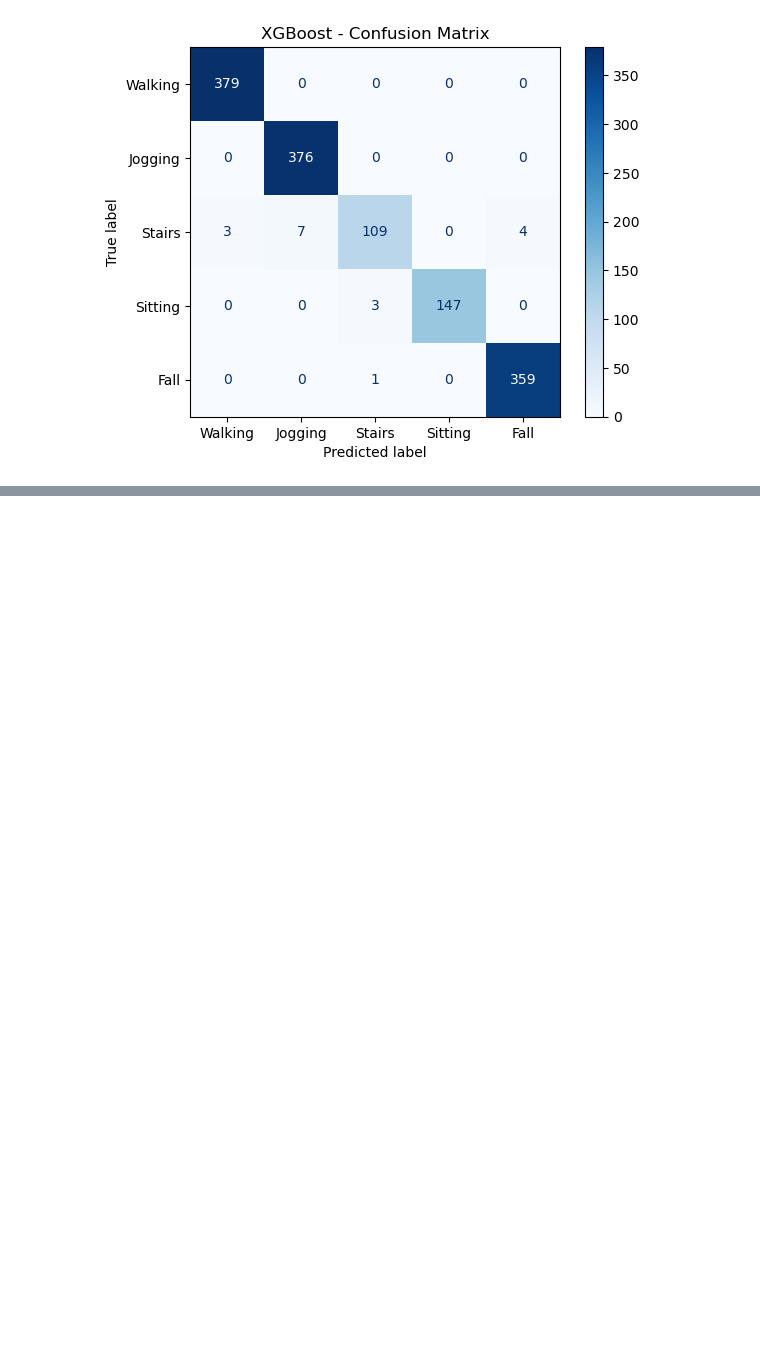
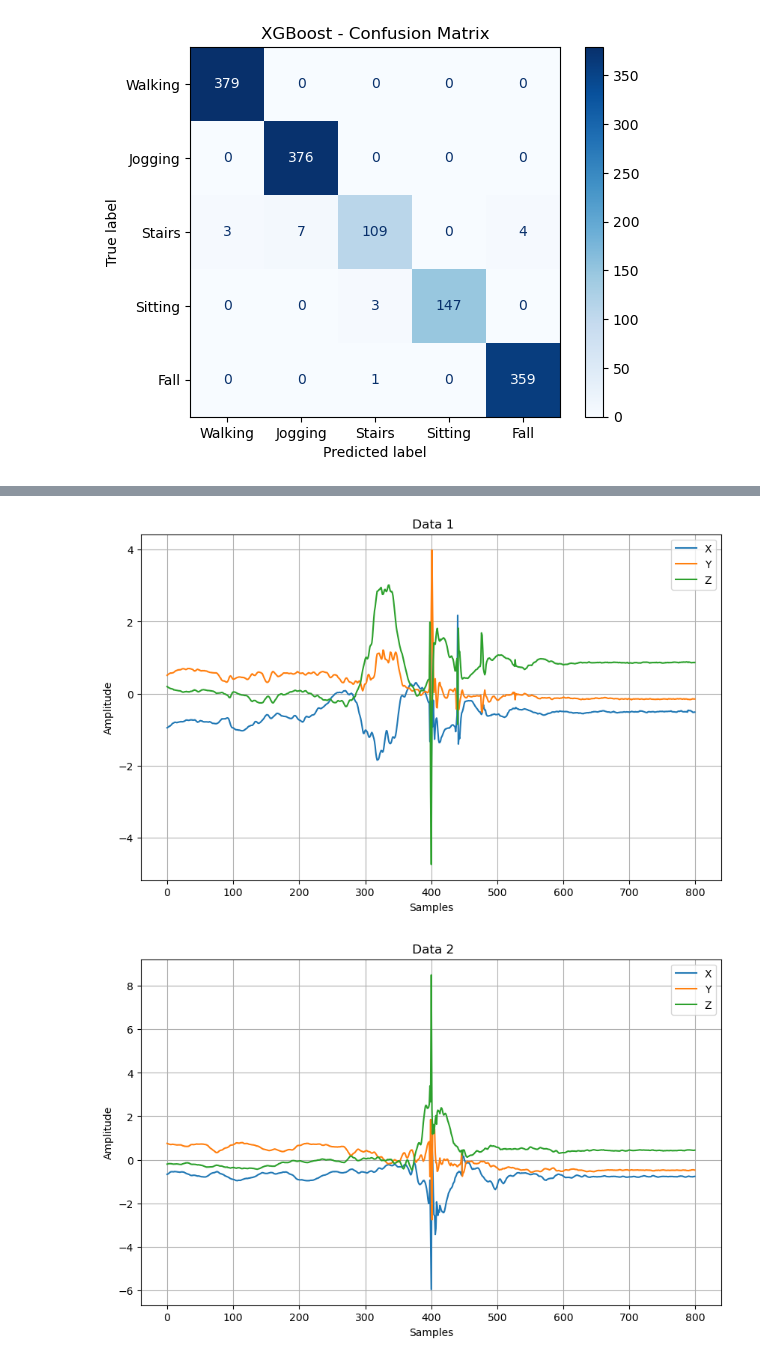
Before and after one commit to AliShrz/earpiece-fall-detection, a Jupyter notebook: trimmed_dataset.ipynb, the cells around one changed output, grey strips where cells are left out. Drawn from its saved outputs; the diff is of its cells as text; code cells hidden in the pictures; blank space fills up the shorter version.

```diff
--- a/trimmed_dataset.ipynb
+++ b/trimmed_dataset.ipynb
@@ -650,0 +714,16 @@ Sample 28: ['0.00', '0.00', '0.05', '0.84', '0.11'], True Label: 4
+# %%
+# plot all the data
+for i, data in enumerate(fall_data_list):
+    plt.figure(figsize=(10, 6))
+    plt.plot(data[0], label='X')
+    plt.plot(data[1], label='Y')
+    plt.plot(data[2], label='Z')
+    plt.title(f' Data {i+1}')
+    plt.xlabel('Samples')
+    plt.ylabel('Amplitude')
+    plt.legend()
+    plt.grid()
+    plt.show()
+# %% [output]
+[figure, added]
+[figure, added]
```
Also changed, not shown: parts of 4 cells of this notebook.
